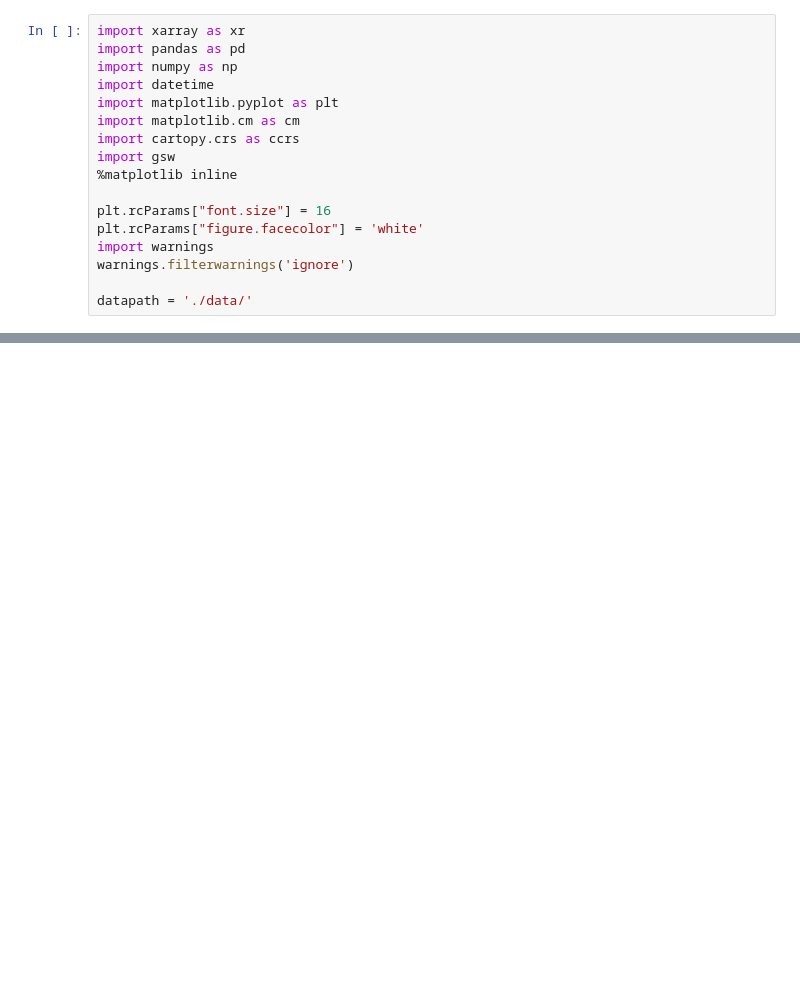
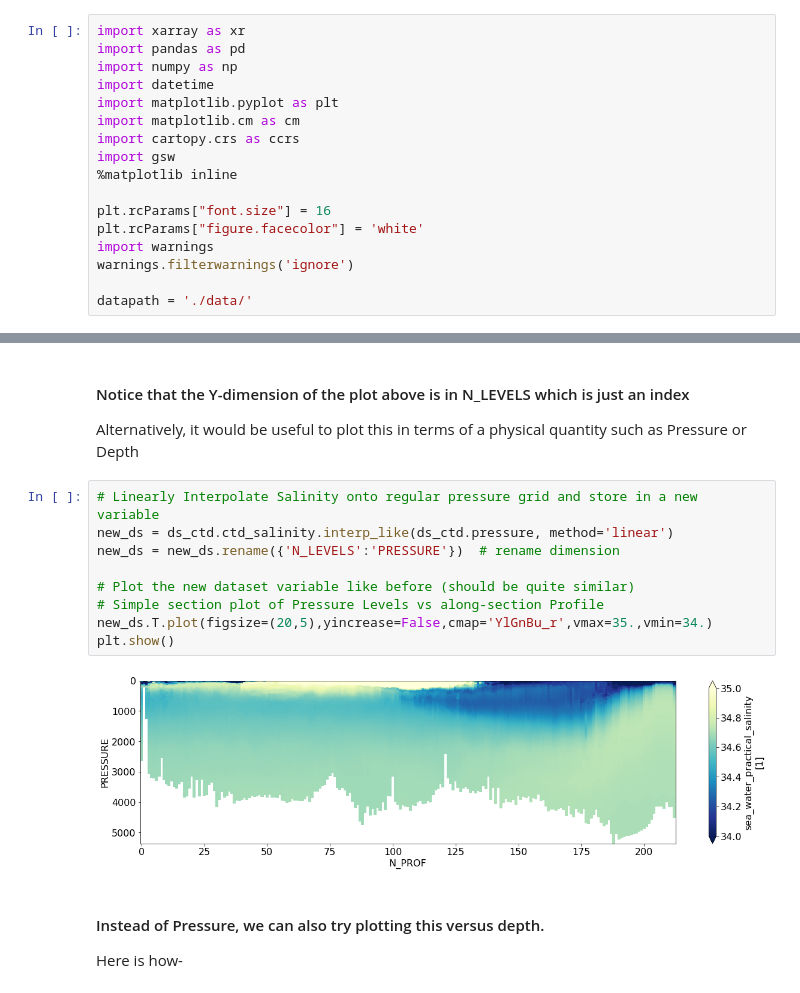
Before and after one commit to cchdo/demo_notebooks, a Jupyter notebook: explore_ctd_btl.ipynb, the cells around one changed output, grey strips where cells are left out. Cells and saved outputs as stored; diff of their text form; blank space fills up the shorter version.

```diff
--- a/explore_ctd_btl.ipynb
+++ b/explore_ctd_btl.ipynb
@@ -27,0 +36,17 @@ ds_btl = xr.load_dataset('p18_btl.nc')
+# %% [markdown]
+#### Notice that the Y-dimension of the plot above is in N_LEVELS which is just an index
+Alternatively, it would be useful to plot this in terms of a physical quantity such as Pressure or Depth
+# %%
+# Linearly Interpolate Salinity onto regular pressure grid and store in a new variable
+new_ds = ds_ctd.ctd_salinity.interp_like(ds_ctd.pressure, method='linear')
+new_ds = new_ds.rename({'N_LEVELS':'PRESSURE'})  # rename dimension
+
+# Plot the new dataset variable like before (should be quite similar)
+# Simple section plot of Pressure Levels vs along-section Profile
+new_ds.T.plot(figsize=(20,5),yincrease=False,cmap='YlGnBu_r',vmax=35.,vmin=34.)
+plt.show()
+# %% [output]
+[figure, added]
+# %% [markdown]
+#### Instead of Pressure, we can also try plotting this versus depth.
+Here is how-
```
Also changed, not shown: parts of 13 cells of this notebook.
